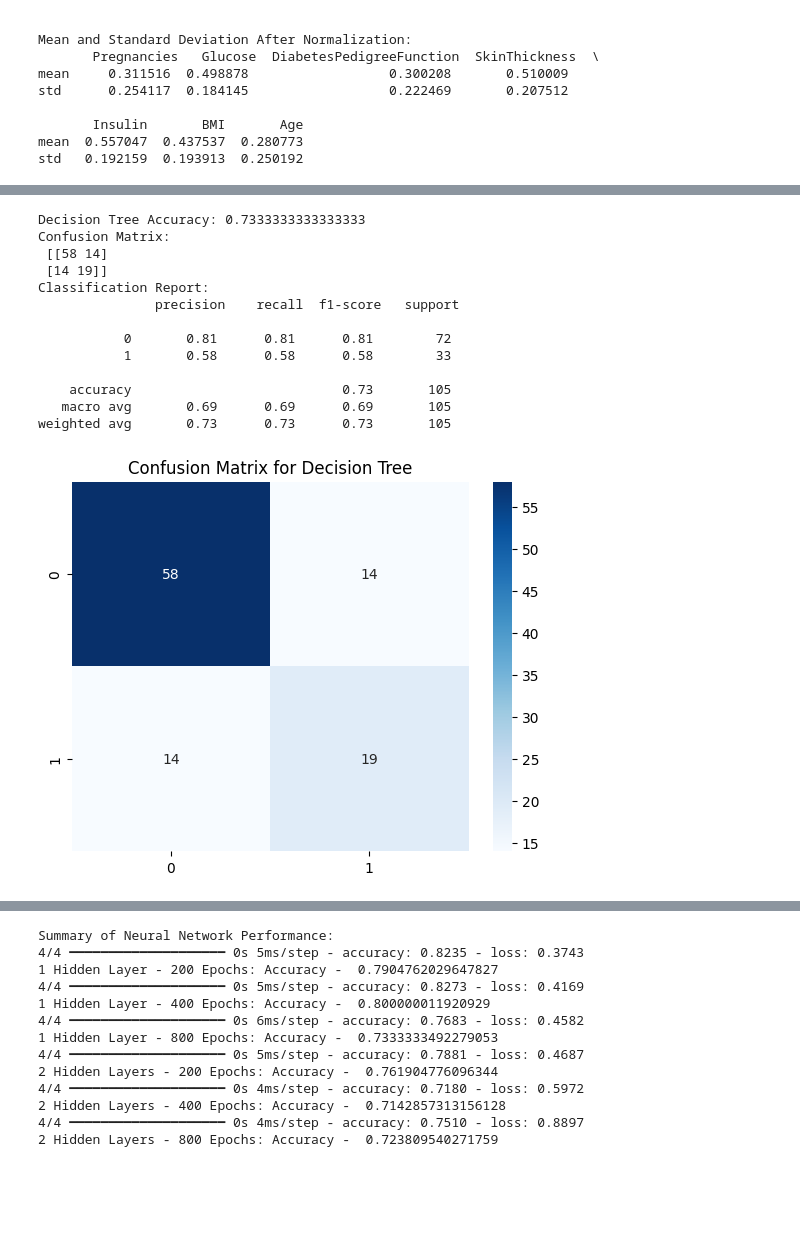
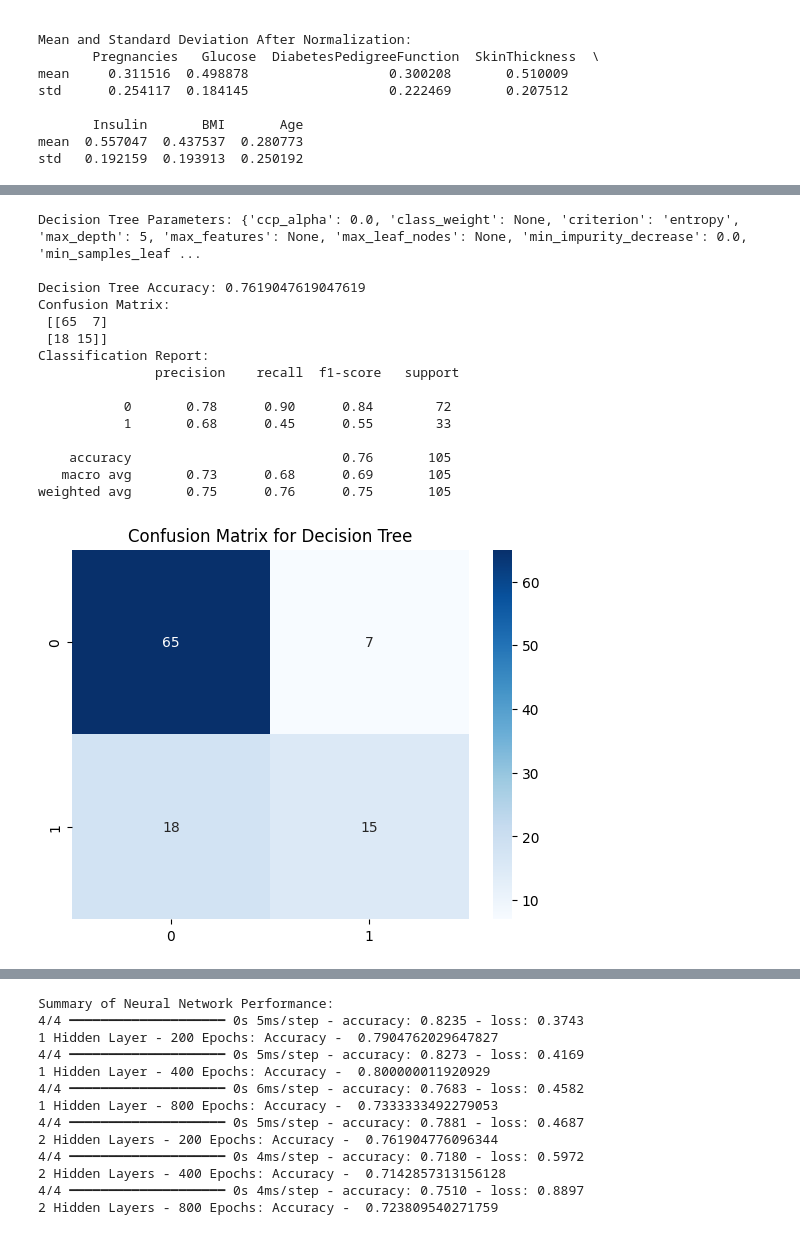
Before and after one commit to Thanveerahamed-14/mlproject, a Jupyter notebook: mlproject.ipynb, the cells around one changed output, grey strips where cells are left out. Drawn from its saved outputs; the diff is of its cells as text; code cells hidden in the pictures; blank space fills up the shorter version.

```diff
--- a/mlproject.ipynb
+++ b/mlproject.ipynb
@@ -376,38 +393,42 @@ weighted avg       0.78      0.78      0.78       105
 # %%
 from sklearn.tree import DecisionTreeClassifier
 
 # Decision Tree model
-dt_model = DecisionTreeClassifier(random_state=42)
+dt_model = DecisionTreeClassifier(random_state=42,criterion='entropy',max_depth=5)
 dt_model.fit(X_train, y_train)
 
+#{'criterion': 'entropy', 'max_depth': 5}
 # Predictions
 y_pred_dt = dt_model.predict(X_test)
 
 dt=accuracy_score(y_test, y_pred_dt)
 # Evaluation
+print("Decision Tree Parameters:",dt_model.get_params())
 print("\nDecision Tree Accuracy:", dt)
 print("Confusion Matrix:\n", confusion_matrix(y_test, y_pred_dt))
 print("Classification Report:\n", classification_report(y_test, y_pred_dt))
 
 # Confusion Matrix heatmap
 sns.heatmap(confusion_matrix(y_test, y_pred_dt), annot=True, fmt='d', cmap='Blues')
 plt.title("Confusion Matrix for Decision Tree")
 plt.show()
 # %% [output]
-Decision Tree Accuracy: 0.7333333333333333
+Decision Tree Parameters: {'ccp_alpha': 0.0, 'class_weight': None, 'criterion': 'entropy', 'max_depth': 5, 'max_features': None, 'max_leaf_nodes': None, 'min_impurity_decrease': 0.0, 'min_samples_leaf ...
+
+Decision Tree Accuracy: 0.7619047619047619
 Confusion Matrix:
- [[58 14]
- [14 19]]
+ [[65  7]
+ [18 15]]
 Classification Report:
                precision    recall  f1-score   support
 
-           0       0.81      0.81      0.81        72
-           1       0.58      0.58      0.58        33
+           0       0.78      0.90      0.84        72
+           1       0.68      0.45      0.55        33
 
-    accuracy                           0.73       105
-   macro avg       0.69      0.69      0.69       105
-weighted avg       0.73      0.73      0.73       105
+    accuracy                           0.76       105
+   macro avg       0.73      0.68      0.69       105
+weighted avg       0.75      0.76      0.75       105
-[figure, old version]
+[figure, new version]
 # %%
 from sklearn.ensemble import AdaBoostClassifier
 
```
Also changed, not shown: parts of 16 cells of this notebook.
